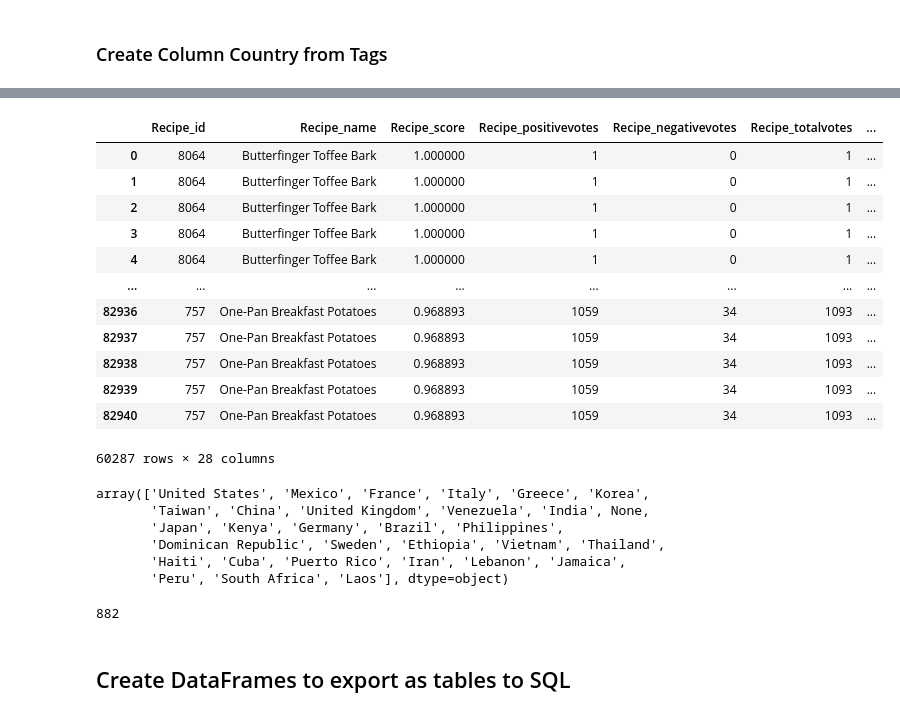
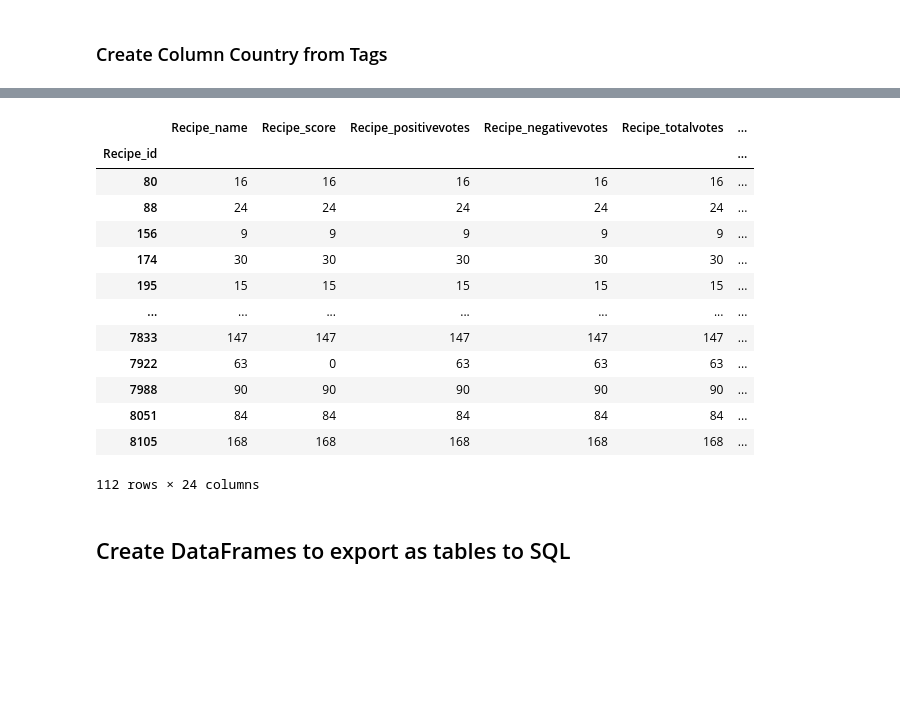
Before and after one commit to AndresCBF/IronHack, a Jupyter notebook: Projetos/ETL Tasty/Appi Tasty.ipynb, the cells around one changed output, grey strips where cells are left out. Cells and saved outputs as stored; diff of their text form; code cells hidden in the pictures; blank space fills up the shorter version.

```diff
--- a/Projetos/ETL Tasty/Appi Tasty.ipynb
+++ b/Projetos/ETL Tasty/Appi Tasty.ipynb
@@ -350,5 +378,3 @@ def  country (tags):
         if tag in tag_country.keys():
             country = tag_country[tag]
             return country
-# %%
-df_recepies['Country_tags'] = df_recepies['Recipe_tags'].apply(country)
@@ -371,5 +381,6 @@ df_recepies[df_recepies['Country_tags']=='United States']
 # %%
 def countrytitle(title) :
+
     tag_country={'zambian':'Zambia','yemeni':'Yemen','vanuatuan':'Vanuatu','Uzbek':'Uzbekistan','uruguayan':'Uruguay','american':'United States',
                  'emirati':'United Arab Emirates','ukrainian':'Ukraine','ugandan':'Uganda','tuvaluan':'Tuvalu','turkoman':'Turkmenistan',
                  'turkish':'Turkey','tunisian':'Tunisia','trinidadian':'Trinidad and Tobago','togolese':'Togo','thai':'Thailand','tajik':'Tajikistan',
@@ -388,15 +399,23 @@ def countrytitle(title) :
                  'eritrean':'Eritrea', 'egyptian':'Egypt','dominican':'Dominican Republic','danish':'Denmark','czech':'Czech Republic','cypriot':'Cyprus',
                  'croat': 'Croatia','rican':'Costa Rica','congolese':'Congo','chilean':'Chile','chadian':'Chad','cameroonian':'Cameroon','cambodian':'Cambodia',
                  'burundian':'Burundi','burkinese':'Burkina Faso','bulgarian':'Bulgaria','botswanan':'Botswana','bosnian':'Bosnia','bolivian':'Bolivia',
-                 'bhutanese':'Bhutan','bermudian':'Bermuda','beninese':'Benin','belizean':'Belize','belarusian':'Belarus','barbadian':'Barbados','bangladeshi','Bangladesh',
-                 'bahraini':'Bahrain','azerbaijani':'Azerbaijan','austrian':'Austria','armenian':'Armenia','angolan':'Angola','andorran':'Andorra',
-                 'samoan':'Samoa','algerian':'Algeria',
+                 'bhutanese':'Bhutan','bermudian':'Bermuda','beninese':'Benin','belizean':'Belize','belarusian':'Belarus','barbadian':'Barbados',
+                 'bangladeshi':'Bangladesh','bahraini':'Bahrain','azerbaijani':'Azerbaijan','austrian':'Austria','armenian':'Armenia','angolan':'Angola',
+                 'andorran':'Andorra','samoan':'Samoa','algerian':'Algeria','albanian':'Albania','afghan':'Afghanistan','vietnamese':'Vietnam','venezuelan':'Venezuela',
+                 'taiwanese':'Taiwan','swiss':'Switzerland','swedish':'Sweden','spanish':'spain','philippine':'Philippines','dutch':'Netherlands',
+                 'mexican':'Mexico','japanese':'Japan','italian':'Italy','israeli':'Israel','ireland':'Ireland','indian':'India','honduran':'Honduras',
+                 'haitian':'Haiti','guatemalan':'Guatemala','german':'Germany','french':'France','salvadorean':'El Salvador','ecuadorean':'Ecuador',
+                 'dominican':'Dominican Republic','cuban':'Cuba','colombian':'Colombia','chinese':'China','canadian':'Canada','brazilian':'Brazil',
+                 'belgian':'Belgium', 'bahamian':'Bahamas','australian':'Australia','argentinian':'Argentina','british':'United Kingdom',
+                 'vietnamese':'Vietnam','venezuelan':'Venezuela','thai':'Thailand','taiwanese':'Taiwan',
+                 'swedish':'Sweden','south african':'South Africa','puerto rican':'Puerto Rico','peruvian':'Peru',
+                 'persian':'Iran','mexican':'Mexico','lebanese':'Lebanon', 'laotian':'Laos','korean':'South Korea',
+                 'kenyan':'Kenya','japanese':'Japan','jamaican':'Jamaica', 'italian':'Italy','indian':'India',
+                 'hawaiian':'United States','haitian':'Haiti', 'greek':'Greece','german':'Germany','french':'France',
+                 'filipino':'Philippines','ethiopian':'Ethiopia', 'dominican':'Dominican Republic','cuban':'Cuba',
+                 'chinese':'China','british':'United Kingdom','brazilian':'Brazil','american':'United States'}
 
-
-
-
-                }
-    for tag in title.lower().split(' '):
-        if tag in tag_country.keys():
-            country = tag_country[tag]
+    for word in title.lower().split(' '):
+        if word in tag_country.keys():
+            country = tag_country[word]
             return country
@@ -406,0 +422,2 @@ df_recepies['Country_tags'].isna().sum()
+# %%
+df_recepies['Country_tags'] = df_recepies['Recipe_name'].apply(countrytitle)
@@ -407,2 +440,2 @@ df_recepies['Country_tags'].isna().sum()
 # %%
-df_recepies['Country_tags'] = np.where(df_recepies['Country_tags'].isna(),df_recepies['Recipe_name'].apply(countrytitle), df_recepies['Country_tags'])
+df_recepies['Country_tags'] = np.where(df_recepies['Country_tags'].isna(),df_recepies['Recipe_tags'].apply(country), df_recepies['Country_tags'])
@@ -419,31 +480,19 @@ df_recepies['Country_tags'] = np.where(df_recepies['Country_tags'].isna(),
 # %%
-df_recepies[df_recepies['Country_tags']=='United States']
+df_recepies[df_recepies['Country_tags']=='Mexico'].groupby('Recipe_id').count()
 # %% [output]
-|  | Recipe_id | Recipe_name | Recipe_score | Recipe_positivevotes | Recipe_negativevotes | Recipe_totalvotes | ... |
-| 0 | 8064 | Butterfinger Toffee Bark | 1.000000 | 1 | 0 | 1 | ... |
-| 1 | 8064 | Butterfinger Toffee Bark | 1.000000 | 1 | 0 | 1 | ... |
-| 2 | 8064 | Butterfinger Toffee Bark | 1.000000 | 1 | 0 | 1 | ... |
-| 3 | 8064 | Butterfinger Toffee Bark | 1.000000 | 1 | 0 | 1 | ... |
-| 4 | 8064 | Butterfinger Toffee Bark | 1.000000 | 1 | 0 | 1 | ... |
-| ... | ... | ... | ... | ... | ... | ... | ... |
-| 82936 | 757 | One-Pan Breakfast Potatoes | 0.968893 | 1059 | 34 | 1093 | ... |
-| 82937 | 757 | One-Pan Breakfast Potatoes | 0.968893 | 1059 | 34 | 1093 | ... |
-| 82938 | 757 | One-Pan Breakfast Potatoes | 0.968893 | 1059 | 34 | 1093 | ... |
-| 82939 | 757 | One-Pan Breakfast Potatoes | 0.968893 | 1059 | 34 | 1093 | ... |
-| 82940 | 757 | One-Pan Breakfast Potatoes | 0.968893 | 1059 | 34 | 1093 | ... |
+|  | Recipe_name | Recipe_score | Recipe_positivevotes | Recipe_negativevotes | Recipe_totalvotes | ... |
+| Recipe_id |  |  |  |  |  | ... |
+| 80 | 16 | 16 | 16 | 16 | 16 | ... |
+| 88 | 24 | 24 | 24 | 24 | 24 | ... |
+| 156 | 9 | 9 | 9 | 9 | 9 | ... |
+| 174 | 30 | 30 | 30 | 30 | 30 | ... |
+| 195 | 15 | 15 | 15 | 15 | 15 | ... |
+| ... | ... | ... | ... | ... | ... | ... |
+| 7833 | 147 | 147 | 147 | 147 | 147 | ... |
+| 7922 | 63 | 0 | 63 | 63 | 63 | ... |
+| 7988 | 90 | 90 | 90 | 90 | 90 | ... |
+| 8051 | 84 | 84 | 84 | 84 | 84 | ... |
+| 8105 | 168 | 168 | 168 | 168 | 168 | ... |
-60287 rows × 28 columns
+112 rows × 24 columns
-# %%
-df_recepies['Country_tags'].unique()
-# %% [output]
-array(['United States', 'Mexico', 'France', 'Italy', 'Greece', 'Korea',
-       'Taiwan', 'China', 'United Kingdom', 'Venezuela', 'India', None,
-       'Japan', 'Kenya', 'Germany', 'Brazil', 'Philippines',
-       'Dominican Republic', 'Sweden', 'Ethiopia', 'Vietnam', 'Thailand',
-       'Haiti', 'Cuba', 'Puerto Rico', 'Iran', 'Lebanon', 'Jamaica',
-       'Peru', 'South Africa', 'Laos'], dtype=object)
-# %%
-df_recepies['Country_tags'].isna().sum()
-# %% [output]
-882
 # %% [markdown]
 ## Create DataFrames to export as tables to SQL
```
Also changed, not shown: parts of 35 cells of this notebook, 8 other files.
